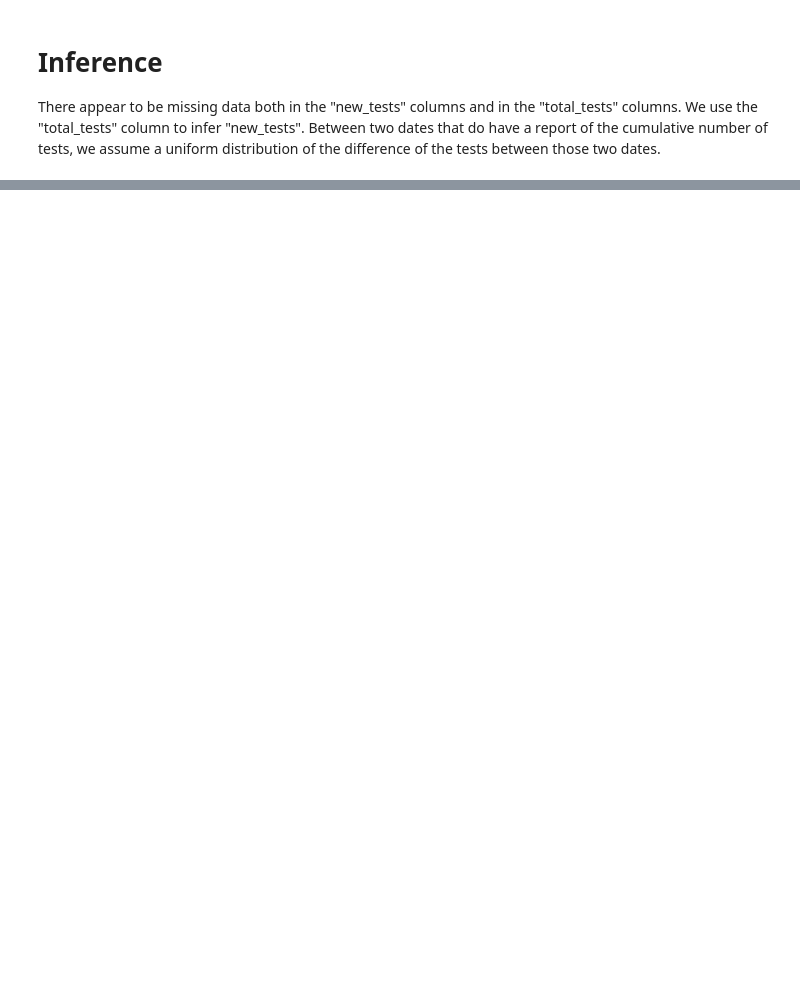
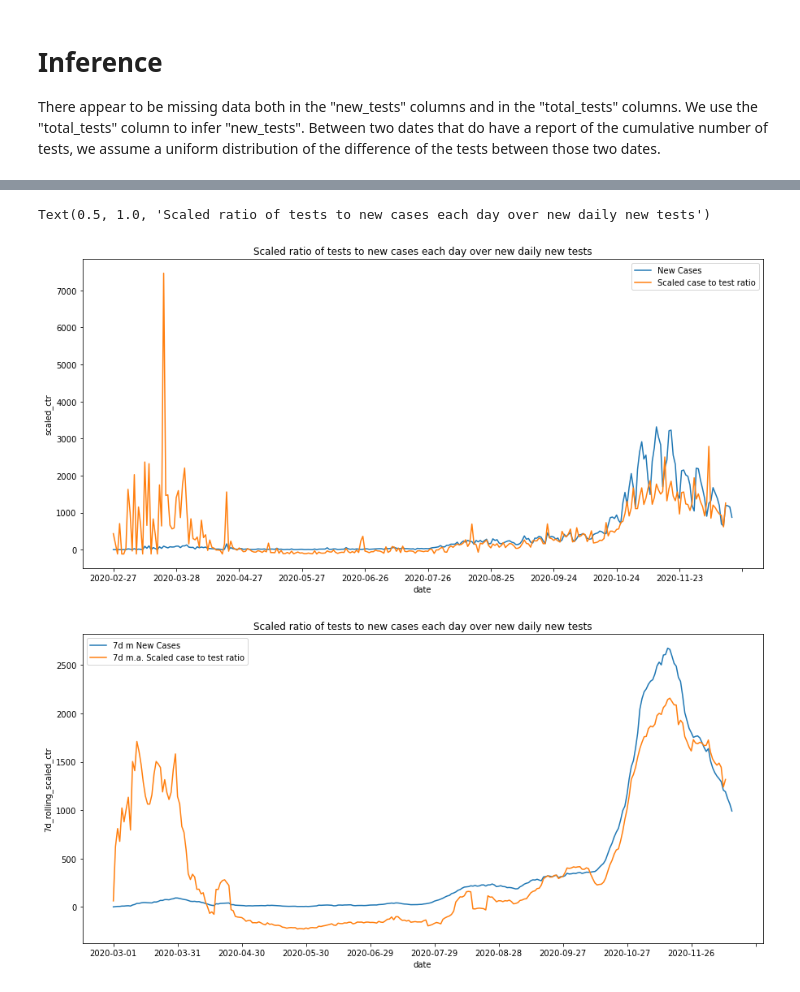
Before and after one commit to fivoskal/greece-covid-data-representation, a Jupyter notebook: owid.ipynb, the cells around one changed output, grey strips where cells are left out. Drawn from its saved outputs; the diff is of its cells as text; code cells hidden in the pictures; blank space fills up the shorter version.

```diff
--- a/owid.ipynb
+++ b/owid.ipynb
@@ -129,0 +208,33 @@ plt.title("Scaled ratio of tests to new cases each day over new daily new cases"
+# %%
+temp = np.array(inf_gr["new_cases"].array) / np.array(inf_gr["new_tests"].array)
+temp = (temp - np.nanmean(temp)) / np.nanstd(temp)
+temp = temp * np.nanstd(np.array(inf_gr["new_cases"].array)  )+ np.nanmean(np.array(inf_gr["new_cases"].array) )
+inf_gr["scaled_ctr"] = temp
+
+# plt.figure(figsize=(15,7))
+fig, ax = plt.subplots(figsize=(15,7))
+g = sns.lineplot(data=inf_gr, x="date", y="new_cases", ax=ax)
+g = sns.lineplot(data=inf_gr, x="date", y="scaled_ctr", ax=ax)
+# g.plot(temp)
+g.set(xticks=[ i for i in range(len(inf_gr)) if i%30==0] )
+g.legend(["New Cases", "Scaled case to test ratio"])
+plt.title("Scaled ratio of tests to new cases each day over new daily new tests")
+
+## moving average
+temp = np.array(inf_gr["7d_rolling_cases"].array) / np.array(inf_gr["7d_rolling_tests"].array)
+temp = (temp - np.nanmean(temp)) / np.nanstd(temp)
+temp = temp * np.nanstd(np.array(inf_gr["7d_rolling_cases"].array)  )+ np.nanmean(np.array(inf_gr["7d_rolling_cases"].array) )
+inf_gr["7d_rolling_scaled_ctr"] = temp
+
+# plt.figure(figsize=(15,7))
+fig, ax = plt.subplots(figsize=(15,7))
+g = sns.lineplot(data=inf_gr, x="date", y="7d_rolling_cases", ax=ax)
+g = sns.lineplot(data=inf_gr, x="date", y="7d_rolling_scaled_ctr", ax=ax)
+# g.plot(temp)
+g.set(xticks=[ i for i in range(len(inf_gr)) if i%30==0] )
+g.legend(["7d m New Cases", "7d m.a. Scaled case to test ratio"])
+plt.title("Scaled ratio of tests to new cases each day over new daily new tests")
+# %% [output]
+Text(0.5, 1.0, 'Scaled ratio of tests to new cases each day over new daily new tests')
+[figure, added]
+[figure, added]
```
Also changed, not shown: parts of 11 cells of this notebook.
